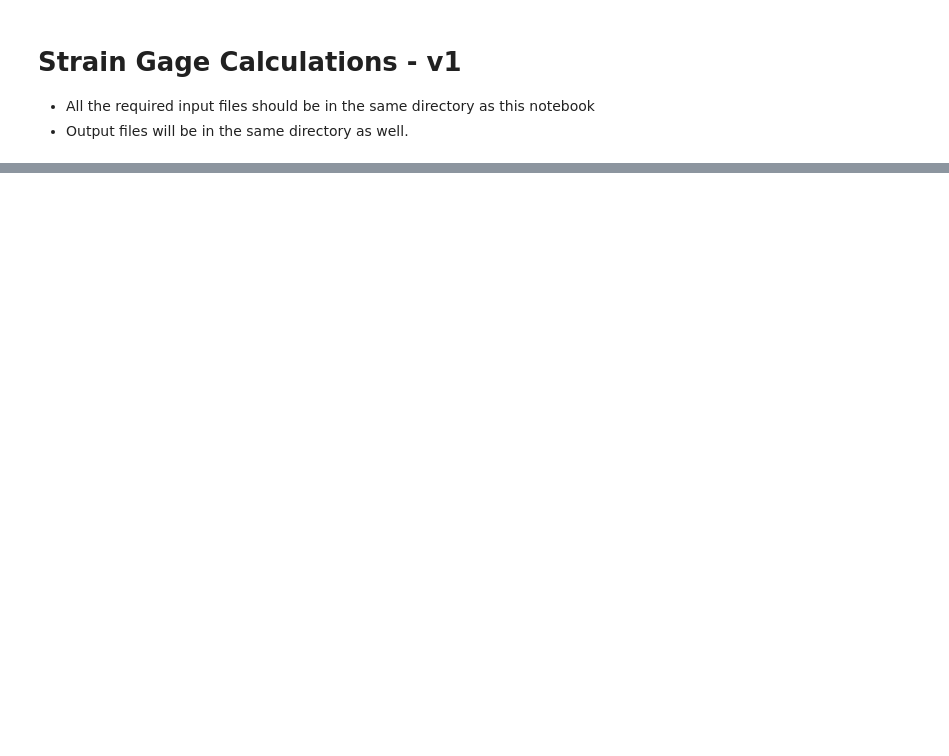
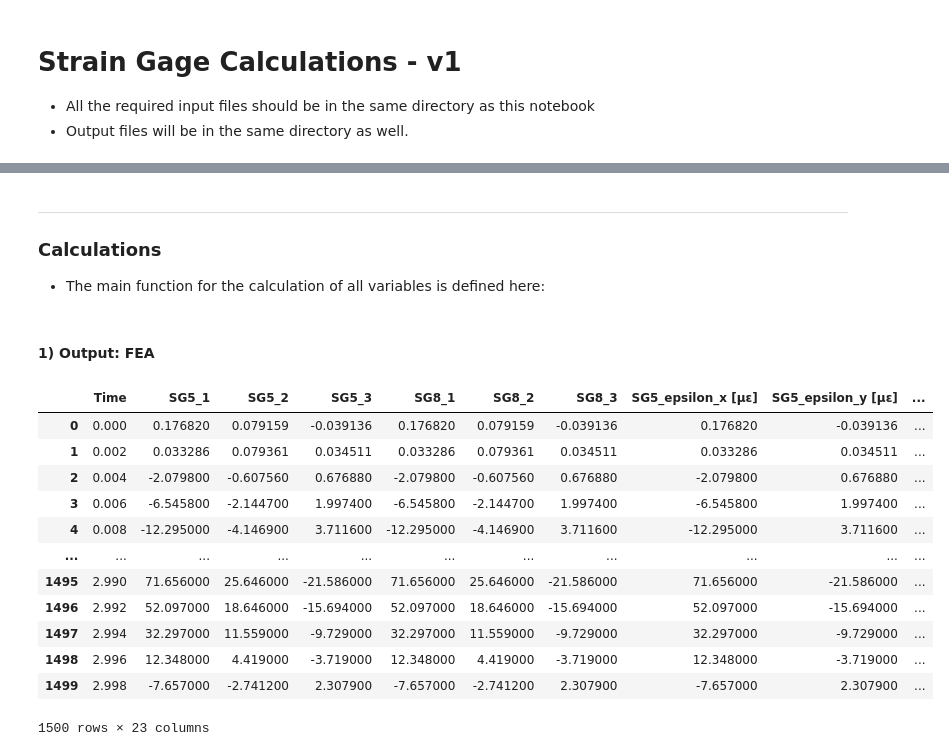
Before and after one commit to emreatay993/SG_Calc, a Jupyter notebook: SG_VM_Calculator_v2_.ipynb, the cells around one changed output, grey strips where cells are left out. Drawn from its saved outputs; the diff is of its cells as text; code cells hidden in the pictures; blank space fills up the shorter version.

```diff
--- a/SG_VM_Calculator_v2_.ipynb
+++ b/SG_VM_Calculator_v2_.ipynb
@@ -427,10 +201,0 @@ create_dimension_sliders(fig)
-# %%
-if "_measured" in file_path:
-    print("do something here")
-
-#strain_gauge_data.columns=strain_gauge_data.iloc[0]
-strain_gauge_data.set_index('Time', inplace=True)
-strain_gauge_data
-#strain_gauge_data.columns[2] = ['Time']
-#strain_gauge_datadata = data[1:]
-#strain_gauge_data
@@ -438,0 +340,25 @@ px.line(strain_gauge_data)
+# %%
+# Load the CSV file extracted from test, using "Strain Gage Toolbox" inside ANSYS Mechanical
+# region
+file_path_measured = 'SG_sample_out_data_raw_format.csv'
+data = pd.read_csv(file_path_measured)
+
+if "_raw_format" in file_path_measured:
+    data.drop([0,2,3,4,5,6], inplace=True)
+    data.columns=data.iloc[0]
+    new_columns = data.columns.tolist()
+    new_columns[1] = 'Time'
+    data.columns = new_columns
+    data.drop([1], inplace=True)
+    data.drop(data.columns[0], axis=1, inplace=True)
+    print("Selected test data from directory:   ", file_path_measured)
+else:
+    print("The input file is not read. Check whether it is in the correct directory or has the correct file name convention, with '_raw_data' suffix ")
+    exit()
+
+time = data['Time']
+strain_gauge_data_measured = data.iloc[:, 1:].filter(regex='SG')
+strain_gauge_data_measured.reset_index(drop=True, inplace=True)
+time.reset_index(drop=True, inplace=True)
+strain_gauge_data_measured
+# endregion
@@ -438,0 +380,5 @@ px.line(strain_gauge_data)
+# %% [markdown]
+---
+### **Calculations**
+
+* The main function for the calculation of all variables is defined here:
@@ -438,0 +426,25 @@ px.line(strain_gauge_data)
+# %% [markdown]
+
+#### **1)** Output: FEA
+# %%
+time=time.astype(float)
+# %%
+# region
+strain_gauge_data_FEA = calculate_all_SG_variables(strain_gauge_data_FEA, rosette_angles_df)
+strain_gauge_data_FEA.insert(0, 'Time', time)
+strain_gauge_data_FEA
+# endregion
+# %% [output]
+|  | Time | SG5_1 | SG5_2 | SG5_3 | SG8_1 | SG8_2 | SG8_3 | SG5_epsilon_x [με] | SG5_epsilon_y [με] | ... |
+| 0 | 0.000 | 0.176820 | 0.079159 | -0.039136 | 0.176820 | 0.079159 | -0.039136 | 0.176820 | -0.039136 | ... |
+| 1 | 0.002 | 0.033286 | 0.079361 | 0.034511 | 0.033286 | 0.079361 | 0.034511 | 0.033286 | 0.034511 | ... |
+| 2 | 0.004 | -2.079800 | -0.607560 | 0.676880 | -2.079800 | -0.607560 | 0.676880 | -2.079800 | 0.676880 | ... |
+| 3 | 0.006 | -6.545800 | -2.144700 | 1.997400 | -6.545800 | -2.144700 | 1.997400 | -6.545800 | 1.997400 | ... |
+| 4 | 0.008 | -12.295000 | -4.146900 | 3.711600 | -12.295000 | -4.146900 | 3.711600 | -12.295000 | 3.711600 | ... |
+| ... | ... | ... | ... | ... | ... | ... | ... | ... | ... | ... |
+| 1495 | 2.990 | 71.656000 | 25.646000 | -21.586000 | 71.656000 | 25.646000 | -21.586000 | 71.656000 | -21.586000 | ... |
+| 1496 | 2.992 | 52.097000 | 18.646000 | -15.694000 | 52.097000 | 18.646000 | -15.694000 | 52.097000 | -15.694000 | ... |
+| 1497 | 2.994 | 32.297000 | 11.559000 | -9.729000 | 32.297000 | 11.559000 | -9.729000 | 32.297000 | -9.729000 | ... |
+| 1498 | 2.996 | 12.348000 | 4.419000 | -3.719000 | 12.348000 | 4.419000 | -3.719000 | 12.348000 | -3.719000 | ... |
+| 1499 | 2.998 | -7.657000 | -2.741200 | 2.307900 | -7.657000 | -2.741200 | 2.307900 | -7.657000 | 2.307900 | ... |
+1500 rows × 23 columns
```
Also changed, not shown: parts of 44 cells of this notebook, 2 other files.
